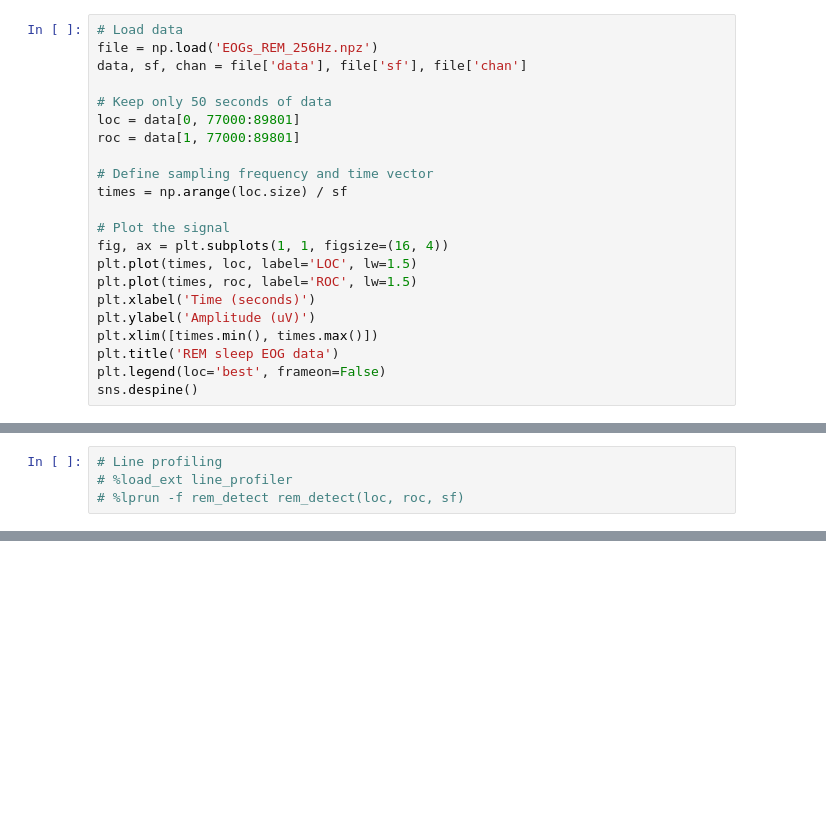
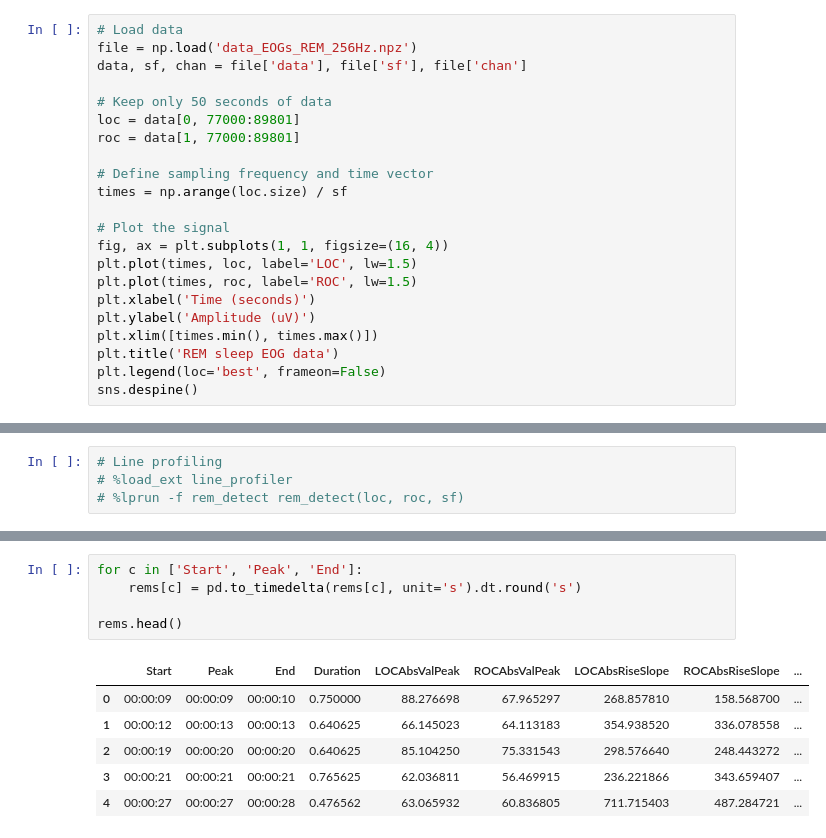
Before and after one commit to raphaelvallat/yasa, a Jupyter notebook: notebooks/09_REMs_detection.ipynb, the cells around one changed output, grey strips where cells are left out. Cells and saved outputs as stored; diff of their text form; blank space fills up the shorter version.

```diff
--- a/notebooks/09_REMs_detection.ipynb
+++ b/notebooks/09_REMs_detection.ipynb
@@ -19,7 +19,7 @@ sns.set(font_scale=1.2)
 Let's load 50 seconds of EOG data (LOC and ROC) during REM sleep, sampled at 256 Hz.
 # %%
 # Load data
-file = np.load('EOGs_REM_256Hz.npz')
+file = np.load('data_EOGs_REM_256Hz.npz')
 data, sf, chan = file['data'], file['sf'], file['chan']
 
 # Keep only 50 seconds of data
@@ -137,0 +125,12 @@ sns.despine()
+# %%
+for c in ['Start', 'Peak', 'End']:
+    rems[c] = pd.to_timedelta(rems[c], unit='s').dt.round('s')
+
+rems.head()
+# %% [output]
+|  | Start | Peak | End | Duration | LOCAbsValPeak | ROCAbsValPeak | LOCAbsRiseSlope | ROCAbsRiseSlope | ... |
+| 0 | 00:00:09 | 00:00:09 | 00:00:10 | 0.750000 | 88.276698 | 67.965297 | 268.857810 | 158.568700 | ... |
+| 1 | 00:00:12 | 00:00:13 | 00:00:13 | 0.640625 | 66.145023 | 64.113183 | 354.938520 | 336.078558 | ... |
+| 2 | 00:00:19 | 00:00:20 | 00:00:20 | 0.640625 | 85.104250 | 75.331543 | 298.576640 | 248.443272 | ... |
+| 3 | 00:00:21 | 00:00:21 | 00:00:21 | 0.765625 | 62.036811 | 56.469915 | 236.221866 | 343.659407 | ... |
+| 4 | 00:00:27 | 00:00:27 | 00:00:28 | 0.476562 | 63.065932 | 60.836805 | 711.715403 | 487.284721 | ... |
```
Also changed, not shown: parts of 7 cells of this notebook, 7 other files.
